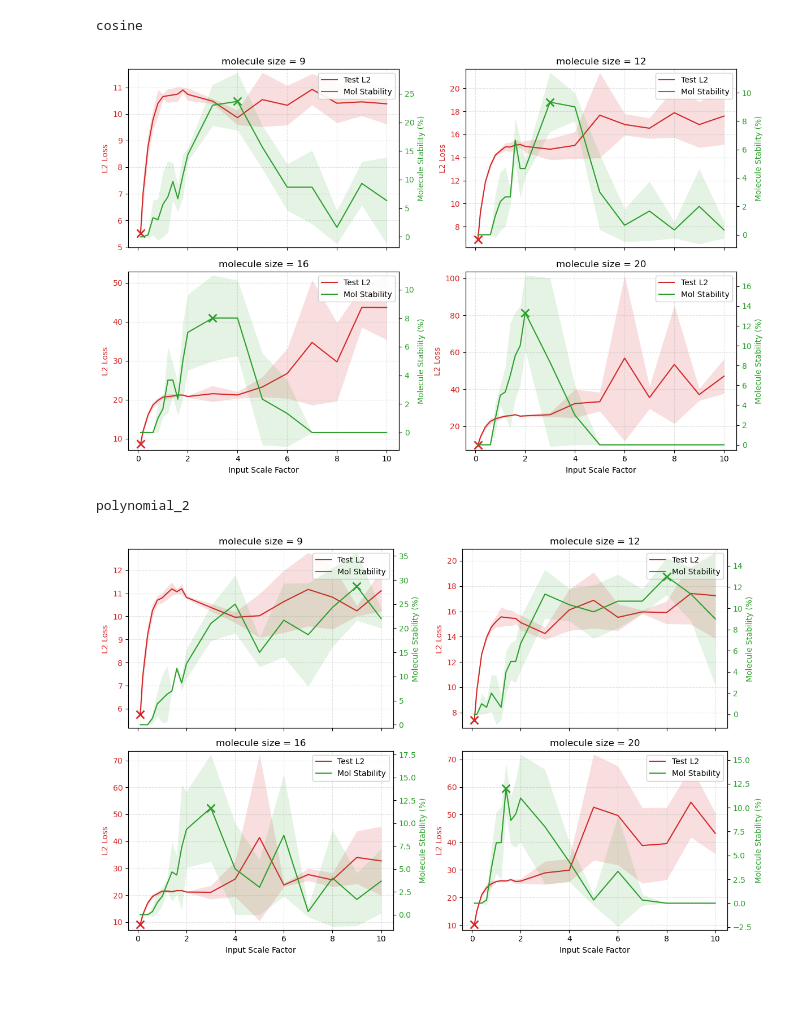
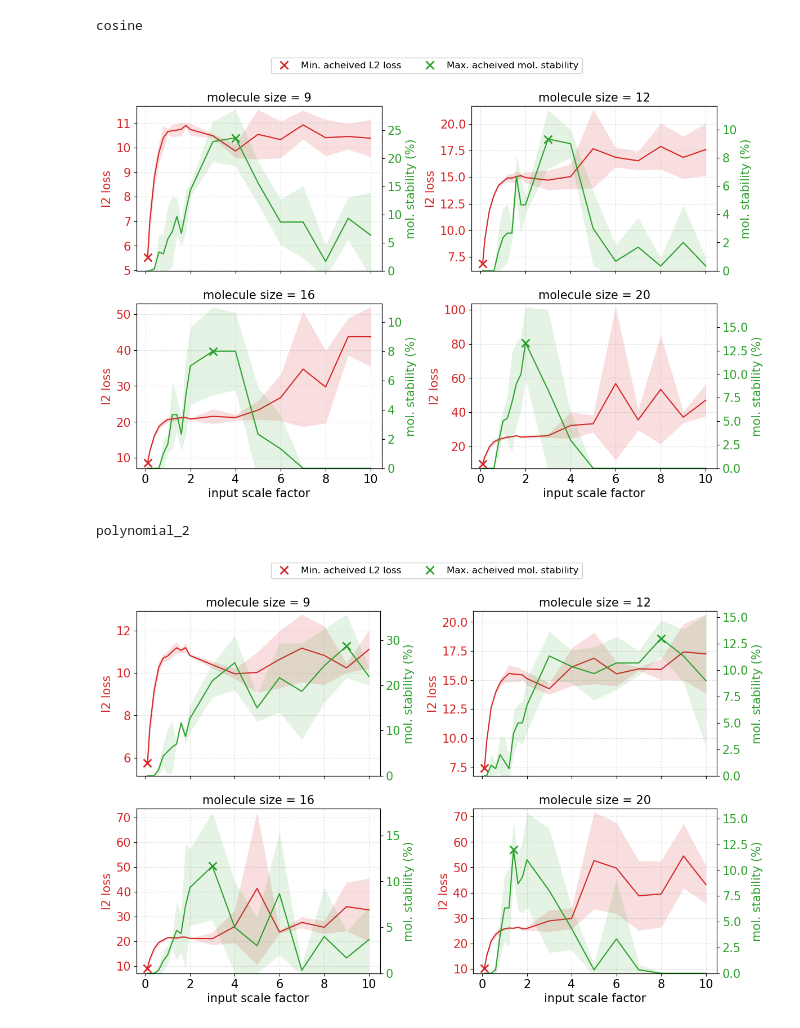
Before and after one commit to thelikhit/e3_diffusion_for_molecules, a Jupyter notebook: plots_rq1.ipynb, the cells around one changed output. Saved outputs shown, nothing was run; the diff lists cells and outputs as text; code cells hidden in the pictures; blank space fills up the shorter version.

```diff
--- a/plots_rq1.ipynb
+++ b/plots_rq1.ipynb
@@ -5,10 +5,11 @@ import matplotlib.pyplot as plt
 from matplotlib.lines import Line2D
 # %%
 plt.rcParams.update({
-    "axes.labelsize": 12,
-    "axes.titlesize": 14,
-    "xtick.labelsize": 12,
-    "ytick.labelsize": 12,
-    "legend.fontsize": 8,
+    'font.size': 15,          # general font size
+    'axes.titlesize': 15,     # title
+    'axes.labelsize': 15,     # x and y labels
+    'xtick.labelsize': 15,    # x tick labels
+    'ytick.labelsize': 15,    # y tick labels
+    'legend.fontsize': 12     # legend
 })
 # %%
@@ -194,9 +159,4 @@ for schedule, sub in opt_df.groupby("diffusion_noise_schedule"):
 # %%
-import numpy as np
-import pandas as pd
-import matplotlib.pyplot as plt
-from matplotlib.lines import Line2D
-
 # load data
 df = pd.read_csv("input_scaling_evaluation_log_rq1.csv")  # update path if needed
 
@@ -250,7 +210,7 @@ for noise_schedule, schedule_df in grouped.groupby("diffusion_noise_schedule"):
         ax_left.plot(x, y_test, linestyle='-', color=color_left, label="L2 Loss")
         ax_left.fill_between(x, y_test - y_test_std, y_test + y_test_std,
                              color=color_left, alpha=0.15, linewidth=0)
-        ax_left.set_ylabel("L2 Loss", color=color_left)
+        ax_left.set_ylabel("l2 loss", color=color_left)
         ax_left.tick_params(axis='y', labelcolor=color_left)
 
         # expand ylim a bit to include shaded region
@@ -269,44 +229,62 @@ for noise_schedule, schedule_df in grouped.groupby("diffusion_noise_schedule"):
         except ValueError:
             pass
 
         # Right axis: molecule stability
         ax_right = ax_left.twinx()
         color_right = "tab:green"
         ax_right.plot(x, y_mol, linestyle='-', markersize=5, color=color_right, label="Molecule Stability")
         ax_right.fill_between(x, y_mol - y_mol_std, y_mol + y_mol_std,
                               color=color_right, alpha=0.12, linewidth=0)
-        ax_right.set_ylabel("Molecule Stability (%)", color=color_right)
+        ax_right.set_ylabel("mol. stability (%)", color=color_right)
         ax_right.tick_params(axis='y', labelcolor=color_right)
 
         # expand mol y limits to include std region (with a small buffer)
         y_mol_lower = (y_mol - y_mol_std).min()
         y_mol_upper = (y_mol + y_mol_std).max()
         pad_m = 0.02 * (y_mol_upper - y_mol_lower) if (y_mol_upper - y_mol_lower) != 0 else 1.0
-        ax_right.set_ylim(y_mol_lower - pad_m, y_mol_upper + pad_m)
-
+        ax_right.set_ylim(
+            bottom=0,
+        top=y_mol_upper + pad_m
+        )
         # mark best (max) mol stability
         try:
             idx_mol_best = int(np.nanargmax(y_mol))
             ax_right.plot(x[idx_mol_best], y_mol[idx_mol_best],
                           marker='x', markersize=10, markeredgewidth=2,
                           color=color_right, zorder=5, label="Max mol_stable")
         except ValueError:
             pass
 
         if i >= 2:
-            ax_left.set_xlabel("Input Scale Factor")
+            ax_left.set_xlabel("input scale factor")
 
-        handles = [
-            Line2D([0], [0], color=color_left, label="Test L2"),
-            Line2D([0], [0], color=color_right, label="Mol Stability"),
-        ]
-        ax_left.legend(handles=handles, loc="upper right", framealpha=0.9)
+    plt.tight_layout(rect=[0, 0, 1, 0.96])
 
-    # plt.suptitle(f"Diffusion Noise Schedule: {noise_schedule}", fontsize=14, fontweight="bold")
-    plt.tight_layout(rect=[0, 0, 1, 0.96])
+    # --- GLOBAL LEGEND FOR X AND O MARKERS ---
+    legend_elements = [
+        # best (min) L2 – red X
+        Line2D([0], [0], marker='x', color='tab:red', linestyle='none',
+               markersize=10, markeredgewidth=2,
+               label="Min. acheived L2 loss"),
+
+        # best (max) molecule stability – green X
+        Line2D([0], [0], marker='x', color='tab:green', linestyle='none',
+               markersize=10, markeredgewidth=2,
+               label="Max. acheived mol. stability"),
+    ]
+
+    fig.legend(
+        handles=legend_elements,
+        loc="upper center",
+        ncol=2,
+        framealpha=0.95,
+        bbox_to_anchor=(0.5, 1.02),
+    )
+
+
     plt.show()
 # %% [output]
 cosine
-[figure, old version]
+[figure, new version]
 polynomial_2
-[figure, old version]
+[figure, new version]
```
Also changed, not shown: parts of 3 cells of this notebook, 3 other files.
